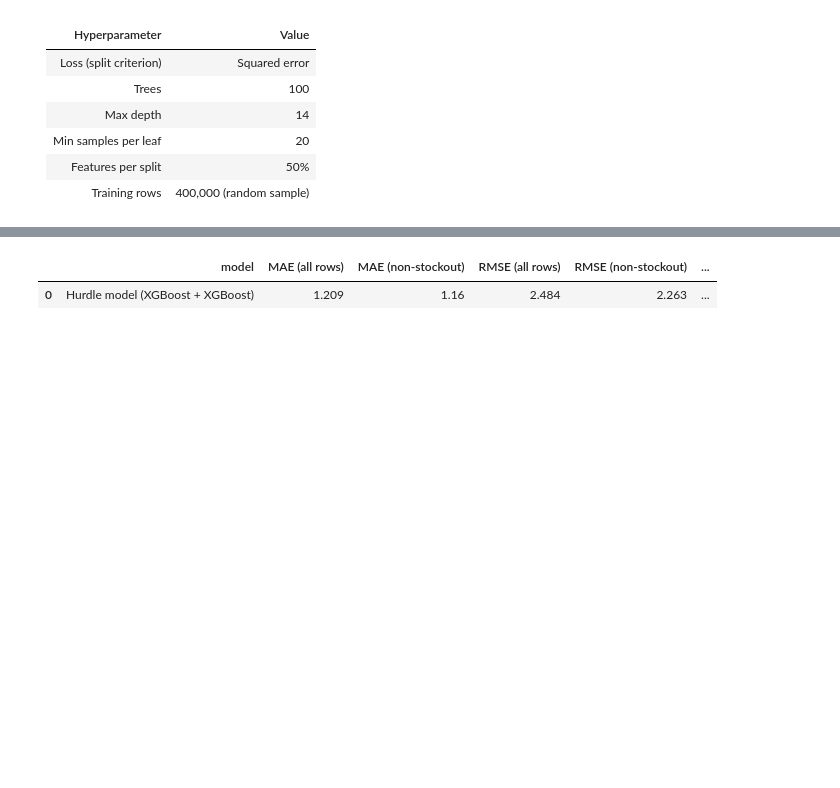
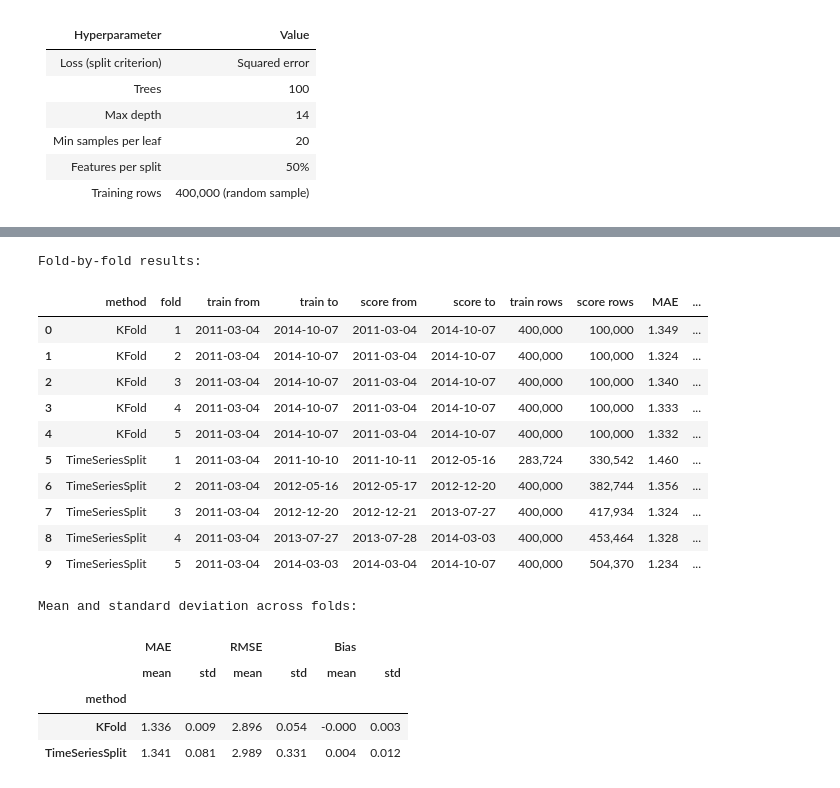
Before and after one commit to srikard727/cs463-sem-project, a Jupyter notebook: 03_Modeling.ipynb, the cells around one changed output, grey strips where cells are left out. Cells and saved outputs as stored; diff of their text form; code cells hidden in the pictures; blank space fills up the shorter version.

```diff
--- a/03_Modeling.ipynb
+++ b/03_Modeling.ipynb
@@ -353,13 +348,10 @@ Tweedie power 1.5: validation MAE (non-stockout) = 1.1573, trees used = 291
 # %%
-importance = pd.Series(
-    xgb_tweedie.feature_importances_,
-    index=feature_columns
-).sort_values()
+kfold_sample = np.random.default_rng(SEED).choice(len(cv_data), 500_000, replace=False)
 
-plt.figure(figsize=(8, 10))
-importance.plot(kind="barh")
-plt.title("XGBoost (Tweedie) feature importance")
-plt.xlabel("Importance (gain)")
-plt.tight_layout()
-plt.show()
+kfold = KFold(n_splits=N_FOLDS, shuffle=True, random_state=SEED)
+
+for fold, (train_idx, score_idx) in enumerate(kfold.split(kfold_sample), start=1):
+    row = run_fold("KFold", fold, kfold_sample[train_idx], kfold_sample[score_idx])
+    cv_results.append(row)
+    print(f"KFold fold {fold}: MAE = {row['MAE']:.3f}, RMSE = {row['RMSE']:.3f}")
 # %% [output]
@@ -419,11 +397,34 @@ Stage 2 trees used: 601
 # %%
-prob_sells = hurdle_classifier.predict_proba(X_val)[:, 1]
-units_if_sells = 1 + hurdle_regressor.predict(X_val)
+cv_table = pd.DataFrame(cv_results)
+cv_table.to_csv("rf_cross_validation.csv", index=False)
 
-hurdle_prediction = prob_sells * units_if_sells
+cv_summary = cv_table.groupby("method")[["MAE", "RMSE", "Bias"]].agg(["mean", "std"])
 
-report("Hurdle model (XGBoost + XGBoost)", hurdle_prediction, hurdle_seconds)
+print("Fold-by-fold results:")
+display(cv_table.style.format({
+    "MAE": "{:.3f}", "RMSE": "{:.3f}", "Bias": "{:+.1%}",
+    "train rows": "{:,}", "score rows": "{:,}",
+}))
+
+print("Mean and standard deviation across folds:")
+cv_summary.style.format("{:.3f}")
 # %% [output]
+Fold-by-fold results:
-|  | model | MAE (all rows) | MAE (non-stockout) | RMSE (all rows) | RMSE (non-stockout) | ... |
-| 0 | Hurdle model (XGBoost + XGBoost) | 1.209 | 1.16 | 2.484 | 2.263 | ... |
+|  | method | fold | train from | train to | score from | score to | train rows | score rows | MAE | ... |
+| 0 | KFold | 1 | 2011-03-04 | 2014-10-07 | 2011-03-04 | 2014-10-07 | 400,000 | 100,000 | 1.349 | ... |
+| 1 | KFold | 2 | 2011-03-04 | 2014-10-07 | 2011-03-04 | 2014-10-07 | 400,000 | 100,000 | 1.324 | ... |
+| 2 | KFold | 3 | 2011-03-04 | 2014-10-07 | 2011-03-04 | 2014-10-07 | 400,000 | 100,000 | 1.340 | ... |
+| 3 | KFold | 4 | 2011-03-04 | 2014-10-07 | 2011-03-04 | 2014-10-07 | 400,000 | 100,000 | 1.333 | ... |
+| 4 | KFold | 5 | 2011-03-04 | 2014-10-07 | 2011-03-04 | 2014-10-07 | 400,000 | 100,000 | 1.332 | ... |
+| 5 | TimeSeriesSplit | 1 | 2011-03-04 | 2011-10-10 | 2011-10-11 | 2012-05-16 | 283,724 | 330,542 | 1.460 | ... |
+| 6 | TimeSeriesSplit | 2 | 2011-03-04 | 2012-05-16 | 2012-05-17 | 2012-12-20 | 400,000 | 382,744 | 1.356 | ... |
+| 7 | TimeSeriesSplit | 3 | 2011-03-04 | 2012-12-20 | 2012-12-21 | 2013-07-27 | 400,000 | 417,934 | 1.324 | ... |
+| 8 | TimeSeriesSplit | 4 | 2011-03-04 | 2013-07-27 | 2013-07-28 | 2014-03-03 | 400,000 | 453,464 | 1.328 | ... |
+| 9 | TimeSeriesSplit | 5 | 2011-03-04 | 2014-03-03 | 2014-03-04 | 2014-10-07 | 400,000 | 504,370 | 1.234 | ... |
+Mean and standard deviation across folds:
+|  | MAE |  | RMSE |  | Bias |  |
+|  | mean | std | mean | std | mean | std |
+| method |  |  |  |  |  |  |
+| KFold | 1.336 | 0.009 | 2.896 | 0.054 | -0.000 | 0.003 |
+| TimeSeriesSplit | 1.341 | 0.081 | 2.989 | 0.331 | 0.004 | 0.012 |
 # %%
```
Also changed, not shown: parts of 24 cells of this notebook.
